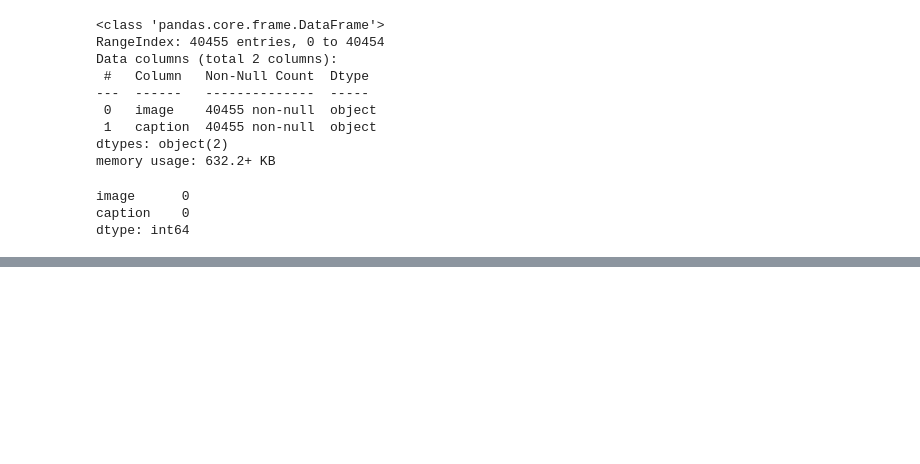
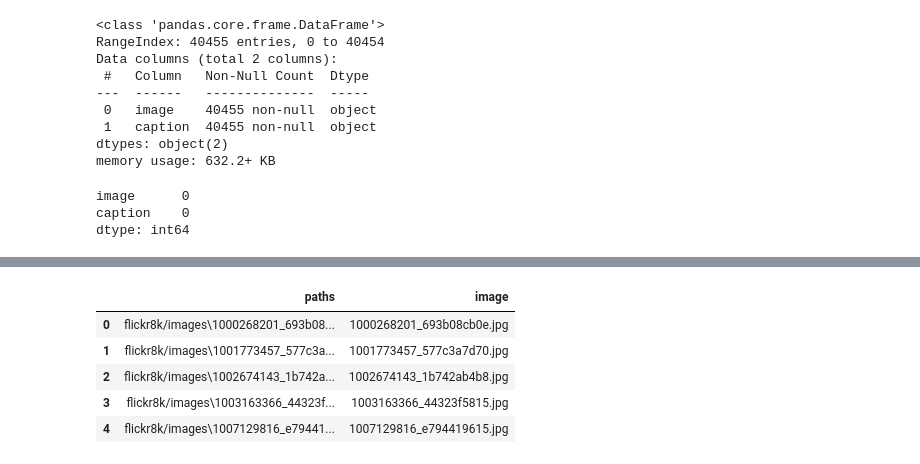
Before and after one commit to ananyachattoraj/capstone, a Jupyter notebook: EDA.ipynb, the cells around one changed output, grey strips where cells are left out. Saved outputs shown, nothing was run; the diff lists cells and outputs as text; code cells hidden in the pictures; blank space fills up the shorter version.

```diff
--- a/EDA.ipynb
+++ b/EDA.ipynb
@@ -59,0 +119,10 @@ Thankfully, this is already a relatively clean caption set.
+# %%
+ipathsdf['image'] = ipathsdf['paths'].apply(lambda path: path.split('\\')[-1])
+ipathsdf.head()
+# %% [output]
+|  | paths | image |
+| 0 | flickr8k/images\1000268201_693b08... | 1000268201_693b08cb0e.jpg |
+| 1 | flickr8k/images\1001773457_577c3a... | 1001773457_577c3a7d70.jpg |
+| 2 | flickr8k/images\1002674143_1b742a... | 1002674143_1b742ab4b8.jpg |
+| 3 | flickr8k/images\1003163366_44323f... | 1003163366_44323f5815.jpg |
+| 4 | flickr8k/images\1007129816_e79441... | 1007129816_e794419615.jpg |
```
Also changed, not shown: parts of 16 cells of this notebook, 2 other files.
